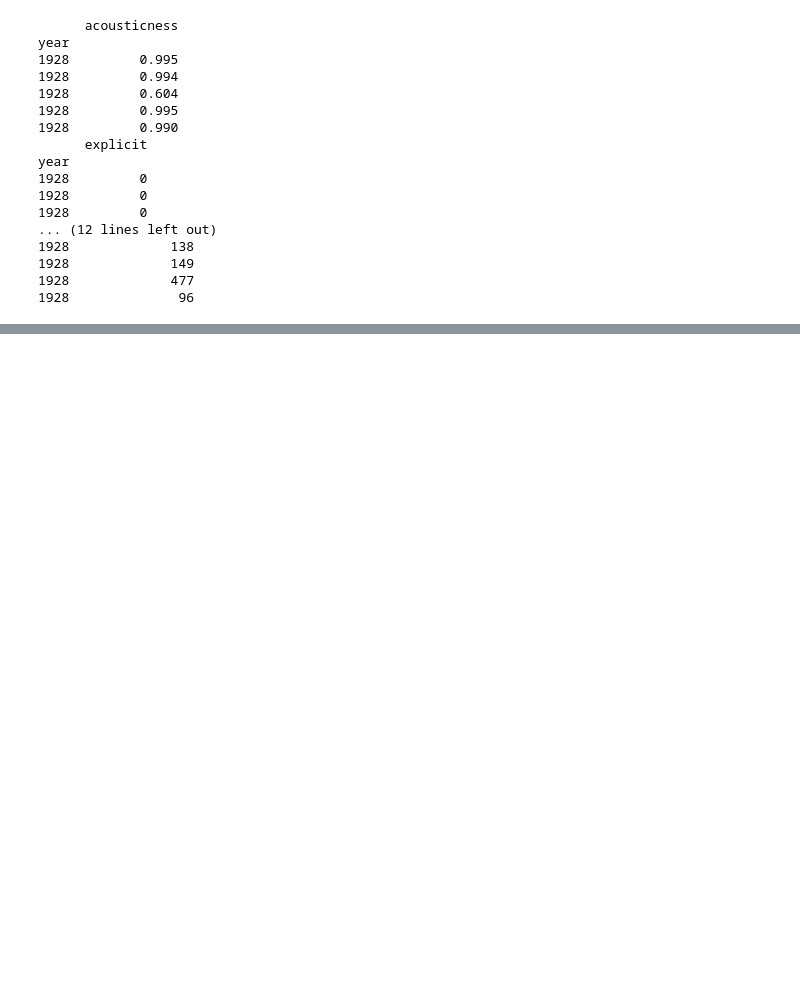
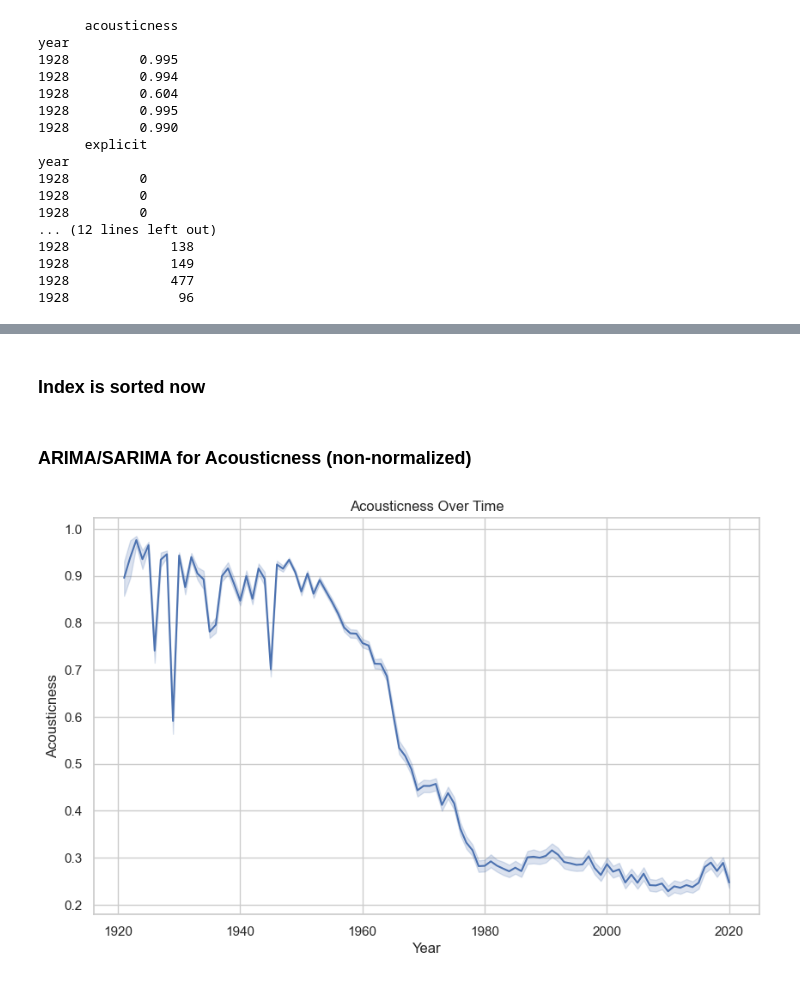
Before and after one commit to moraditya/spotify-time-series, a Jupyter notebook: models/spotify-time-series-ARIMA-LSTM.ipynb, the cells around one changed output, grey strips where cells are left out. Saved outputs shown, nothing was run; the diff lists cells and outputs as text; code cells hidden in the pictures; blank space fills up the shorter version.

```diff
--- a/models/spotify-time-series-ARIMA-LSTM.ipynb
+++ b/models/spotify-time-series-ARIMA-LSTM.ipynb
@@ -204,0 +204,16 @@ year
+# %% [markdown]
+### Index is sorted now
+# %% [markdown]
+### ARIMA/SARIMA for Acousticness (non-normalized)
+# %%
+sns.set(style="whitegrid")
+
+# plot line plot acousticness
+plt.figure(figsize=(10, 6))
+sns.lineplot(x=acousticness_df.index, y=acousticness_df['acousticness'])
+plt.title('Acousticness Over Time')
+plt.xlabel('Year')
+plt.ylabel('Acousticness')
+plt.show()
+# %% [output]
+[figure, added]
```
Also changed, not shown: parts of 10 cells of this notebook.
